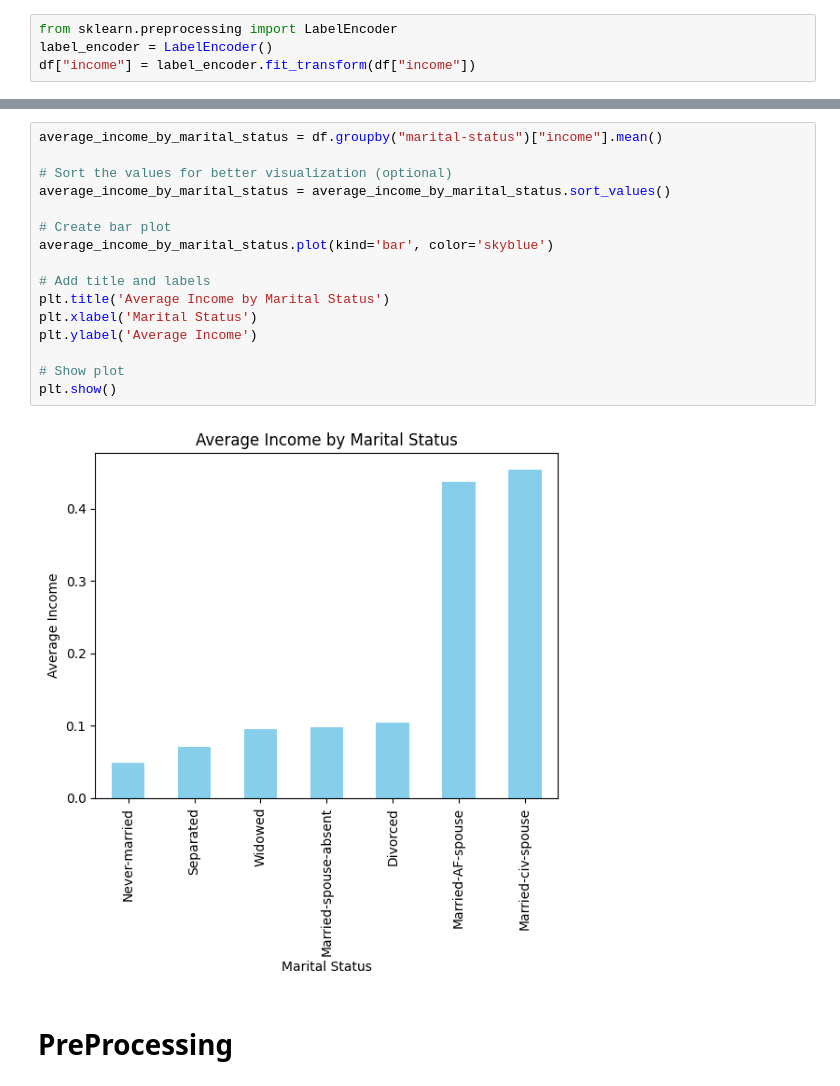
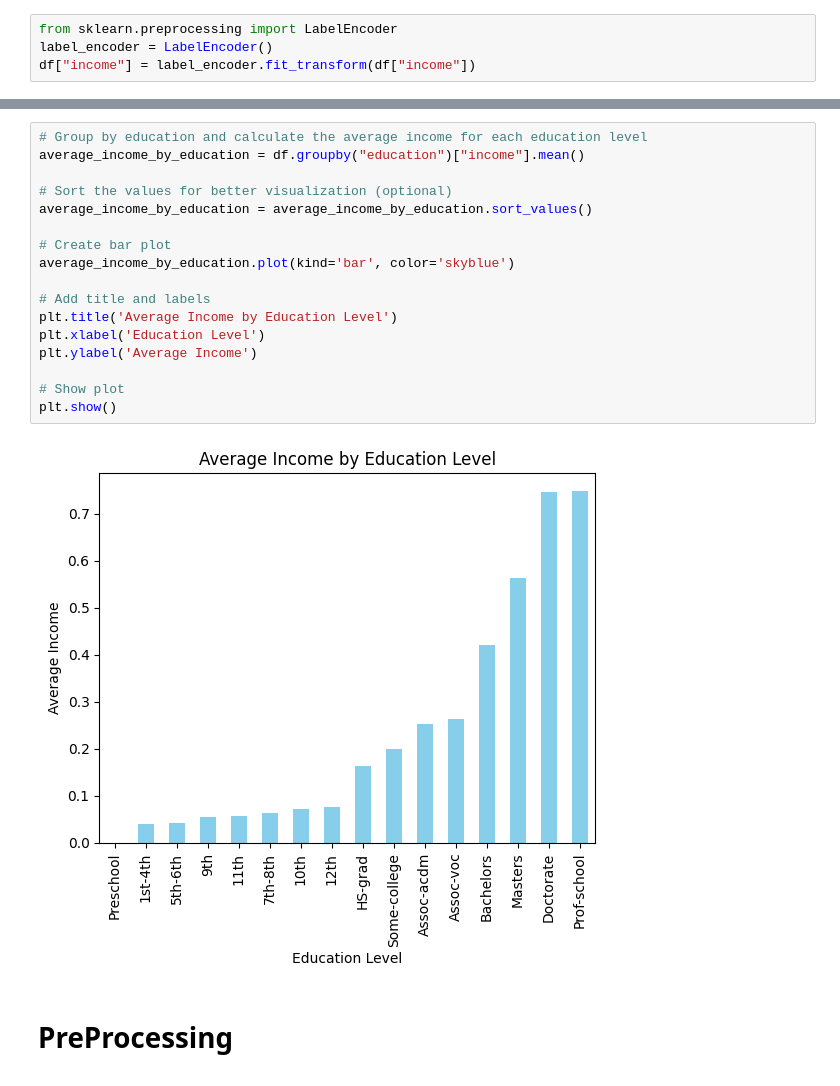
Before and after one commit to MostafaAyman3/EDA, a Jupyter notebook: EDA_adult_dataset.ipynb, the cells around one changed output, grey strips where cells are left out. Cells and saved outputs as stored; diff of their text form.

```diff
--- a/EDA_adult_dataset.ipynb
+++ b/EDA_adult_dataset.ipynb
@@ -340,21 +346,22 @@ plt.show()
 # %%
-average_income_by_marital_status = df.groupby("marital-status")["income"].mean()
+# Group by education and calculate the average income for each education level
+average_income_by_education = df.groupby("education")["income"].mean()
 
 # Sort the values for better visualization (optional)
-average_income_by_marital_status = average_income_by_marital_status.sort_values()
+average_income_by_education = average_income_by_education.sort_values()
 
 # Create bar plot
-average_income_by_marital_status.plot(kind='bar', color='skyblue')
+average_income_by_education.plot(kind='bar', color='skyblue')
 
 # Add title and labels
-plt.title('Average Income by Marital Status')
-plt.xlabel('Marital Status')
+plt.title('Average Income by Education Level')
+plt.xlabel('Education Level')
 plt.ylabel('Average Income')
 
 # Show plot
 plt.show()
 # %% [output]
-[figure, old version]
+[figure, new version]
 # %% [markdown]
 # PreProcessing
 # %% [markdown]
```
Also changed, not shown: parts of 19 cells of this notebook.
